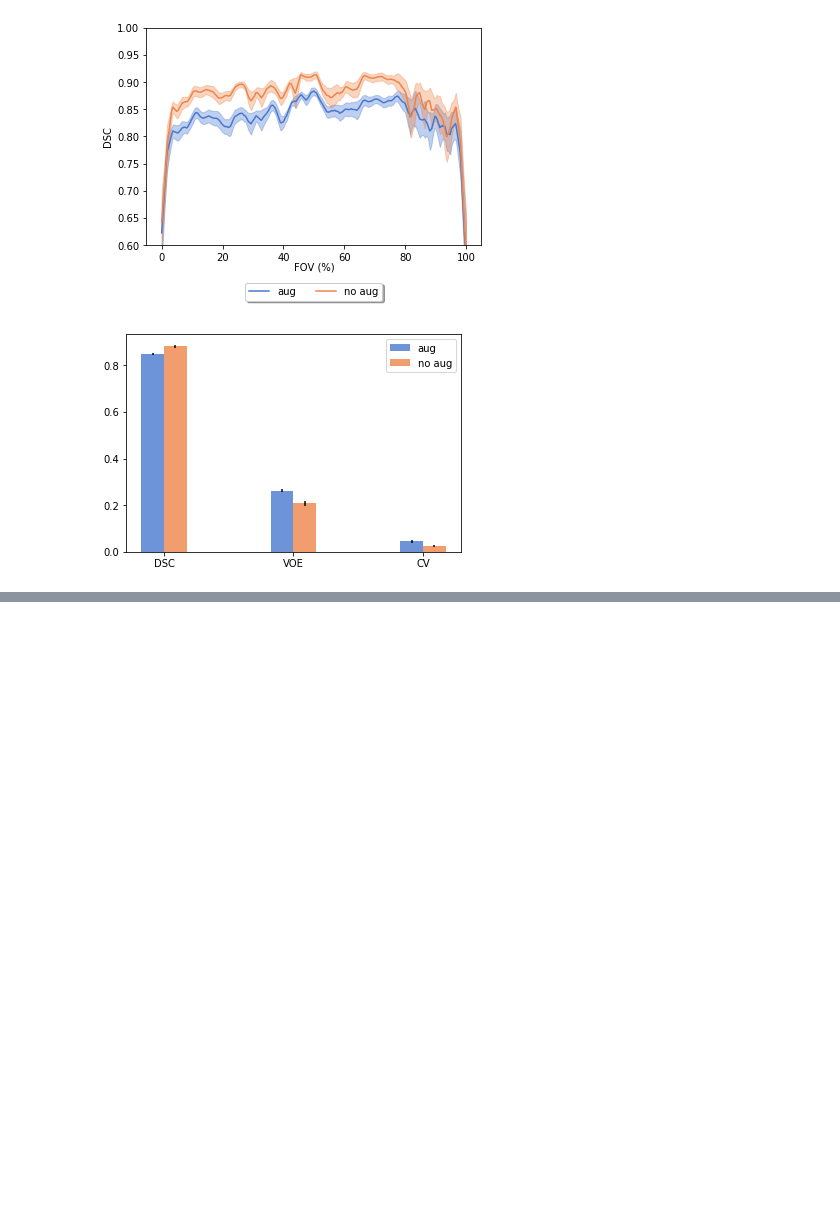
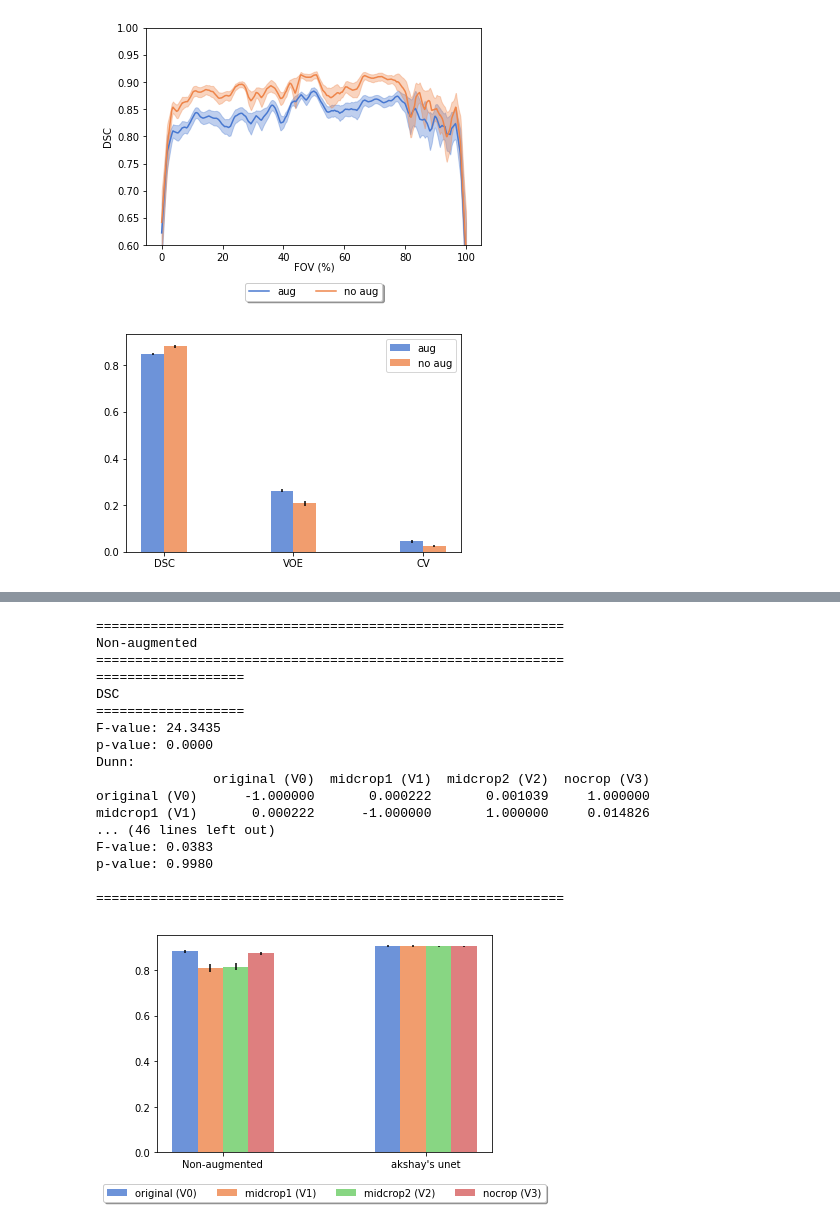
Before and after one commit to ad12/MedSegPy, a Jupyter notebook: analysis/exp_graphs.ipynb, the cells around one changed output, grey strips where cells are left out. Cells and saved outputs as stored; diff of their text form; code cells hidden in the pictures; blank space fills up the shorter version.

```diff
--- a/analysis/exp_graphs.ipynb
+++ b/analysis/exp_graphs.ipynb
@@ -279,0 +357,26 @@ NameError: name 'af' is not defined
+# %%
+#FCN Generalizability Experiment - comparing non-augmented to Akshay fully trained
+exp_names = ['original (V0)', 'midcrop1 (V1)', 'midcrop2 (V2)', 'nocrop (V3)']
+test_folders = ['test_results', 'test_results_midcrop1', 'test_results_midcrop2', 'test_results_nocrop']
+FCN_PATH1 = '/bmrNAS/people/arjun/msk_seg_networks/augment_limited/unet_2d/2018-11-07-16-05-15'
+AKSHAY_UNET = '/bmrNAS/people/arjun/msk_seg_networks/architecture_limit/unet_2d/original_akshaysc'
+af.fcn_exp([FCN_PATH1, AKSHAY_UNET], ['Non-augmented', 'akshay\'s unet'], 'fcn-gen-aug-comparison')
+# %% [output]
+============================================================
+Non-augmented
+============================================================
+===================
+DSC
+===================
+F-value: 24.3435
+p-value: 0.0000
+Dunn:
+               original (V0)  midcrop1 (V1)  midcrop2 (V2)  nocrop (V3)
+original (V0)      -1.000000       0.000222       0.001039     1.000000
+midcrop1 (V1)       0.000222      -1.000000       1.000000     0.014826
+... (46 lines left out)
+F-value: 0.0383
+p-value: 0.9980
+
+============================================================
+[figure, added]
```
Also changed, not shown: parts of 5 cells of this notebook, 3 other files.
